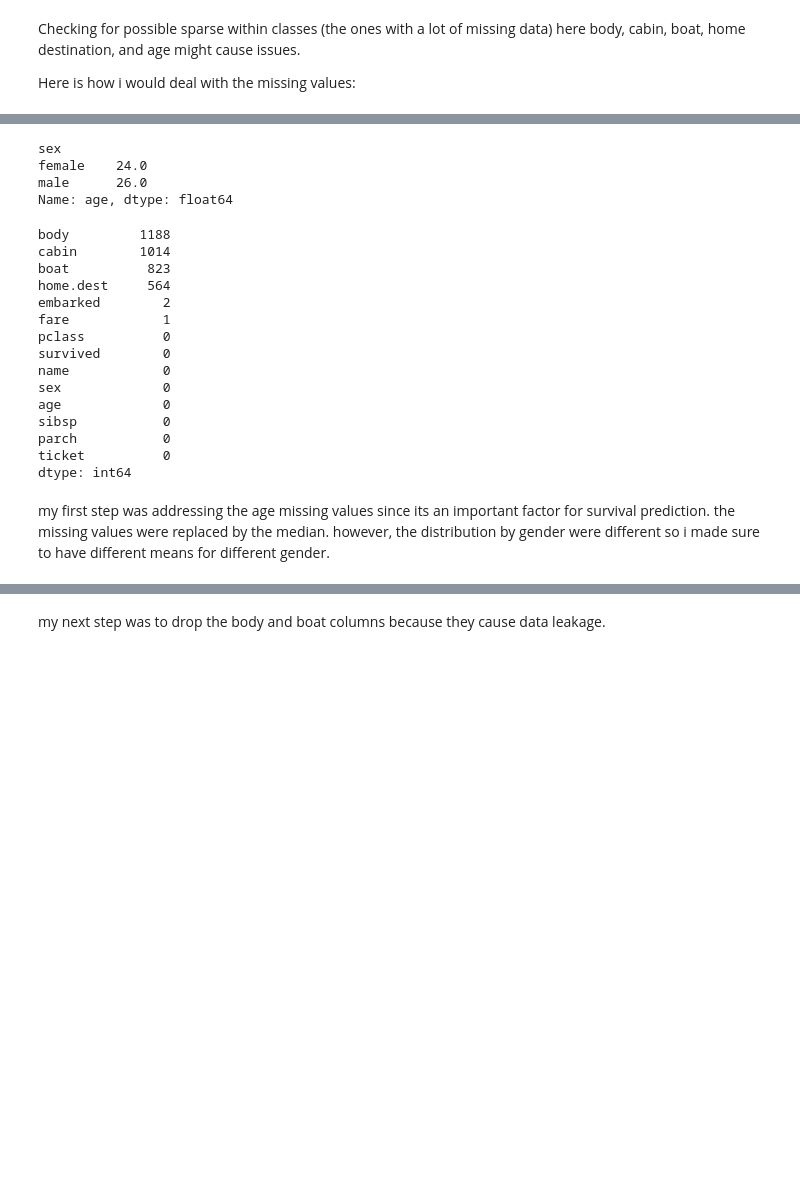
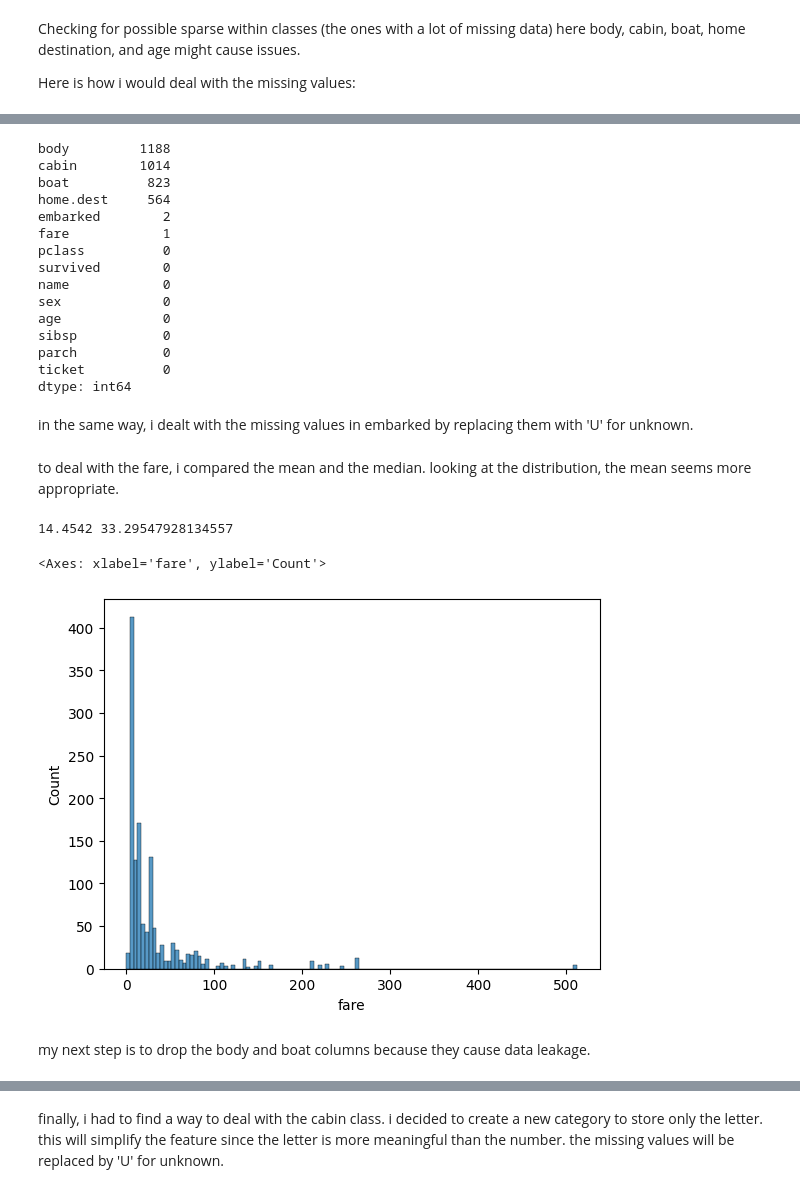
Before and after one commit to leaabj/ML-fundamentals-2025, a Jupyter notebook: assignment_1_lea_aboujaoude[_aboujaoude].ipynb, the cells around one changed output, grey strips where cells are left out. Cells and saved outputs as stored; diff of their text form; code cells hidden in the pictures; blank space fills up the shorter version.

```diff
--- a/assignment_1_lea_aboujaoude[_aboujaoude].ipynb
+++ b/assignment_1_lea_aboujaoude[_aboujaoude].ipynb
@@ -82,30 +104,39 @@ Here is how i would deal with the missing values:
 # %%
-median = df.groupby(['sex'])['age'].median()
-print(median.head())
+mean = df.groupby(['sex'])['age'].mean()
 df['age'] = df.groupby(['sex'])['age'].transform(
-    lambda x: x.fillna(x.median())
+    lambda x: x.fillna(x.mean())
 )
 
 df.isnull().sum().sort_values(ascending=False)
 # %% [output]
-sex
-female    24.0
-male      26.0
-Name: age, dtype: float64
+body         1188
+cabin        1014
+boat          823
+home.dest     564
+embarked        2
+fare            1
+pclass          0
+survived        0
+name            0
+sex             0
+age             0
+sibsp           0
+parch           0
+ticket          0
+dtype: int64
-body         1188
-cabin        1014
-boat          823
-home.dest     564
-embarked        2
-fare            1
-pclass          0
-survived        0
-name            0
-sex             0
-age             0
-sibsp           0
-parch           0
-ticket          0
-dtype: int64
-# %% [markdown]
-my first step was addressing the age missing values since its an important factor for survival prediction. the missing values were replaced by the median. however, the distribution by gender were different so i made sure to have different means for different gender.
+# %% [markdown]
+in the same way, i dealt with the missing values in embarked by replacing them with 'U' for unknown.
+# %%
+df['embarked'] = df['embarked'].fillna('U')
+# %% [markdown]
+to deal with the fare, i compared the mean and the median. looking at the distribution, the mean seems more appropriate.
+# %%
+print(df['fare'].median(), df['fare'].mean())
+
+df.loc[df['fare'].isnull()]
+
+sns.histplot(df['fare'])
+# %% [output]
+14.4542 33.29547928134557
+<Axes: xlabel='fare', ylabel='Count'>
+[figure, added]
@@ -112,3 +145,5 @@ my first step was addressing the age missing values since its an important facto
+# %% [markdown]
+my next step is to drop the body and boat columns because they cause data leakage.
 # %%
 df.drop(columns = ['body', 'boat'], inplace=True)
 df.head()
@@ -119,5 +154,5 @@ df.head()
 | 2 | 1 | 0 | Allison, Miss. Helen Loraine | female | 2.0000 | 1 | 2 | 113781 | 151.5500 | C22 C26 | S | ... |
 | 3 | 1 | 0 | Allison, Mr. Hudson Joshua Creighton | male | 30.0000 | 1 | 2 | 113781 | 151.5500 | C22 C26 | S | ... |
 | 4 | 1 | 0 | Allison, Mrs. Hudson J C (Bessie ... | female | 25.0000 | 1 | 2 | 113781 | 151.5500 | C22 C26 | S | ... |
-# %% [markdown]
-my next step was to drop the body and boat columns because they cause data leakage.
+# %% [markdown]
+finally, i had to find a way to deal with the cabin class. i decided to create a new category to store only the letter. this will simplify the feature since the letter is more meaningful than the number. the missing values will be replaced by 'U' for unknown.
```
Also changed, not shown: parts of 11 cells of this notebook.
